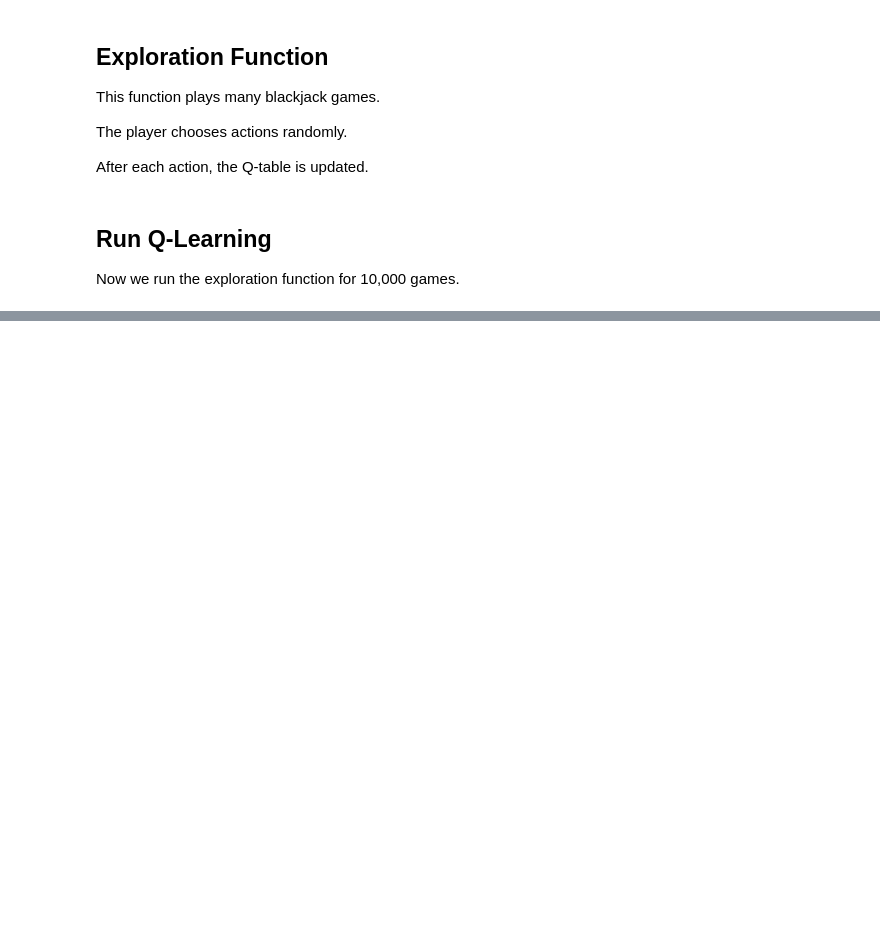
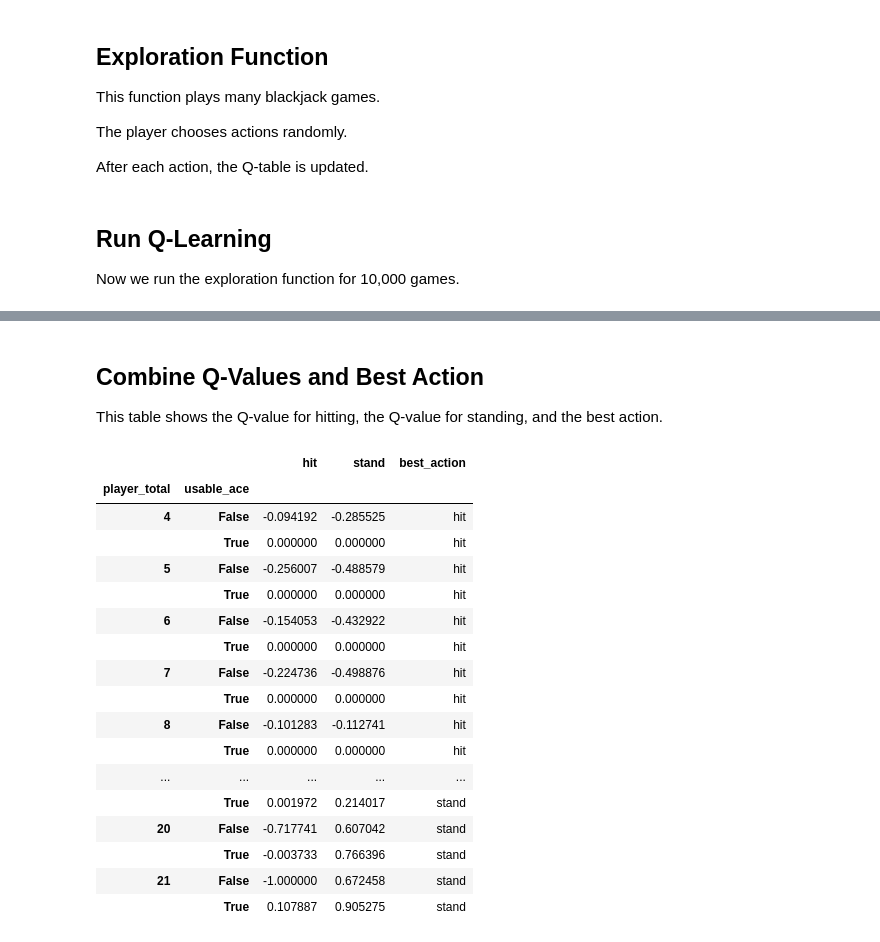
Before and after one commit to igoldin670/BlackJack-RL, a Jupyter notebook: BlackJack.ipynb, the cells around one changed output, grey strips where cells are left out. Cells and saved outputs as stored; diff of their text form; code cells hidden in the pictures; blank space fills up the shorter version.

```diff
--- a/BlackJack.ipynb
+++ b/BlackJack.ipynb
@@ -168,7 +168,7 @@ def step(state, action):
         player_total, usable_ace = add_card_to_state(player_total, usable_ace, card)
 
         if player_total > 21:
-          return None, "bust"
+            return None, "bust"
 
         return (player_total, usable_ace), "in_play"
 
@@ -179,8 +179,9 @@ def step(state, action):
             return state, "win"
         elif player_total > dealer_total:
             return state, "win"
-        elif player_total < dealer_total:
+        else:
             return state, "lose"
+
     else:
         raise ValueError("Invalid action: {}".format(action))
 # %% [markdown]
@@ -404,0 +476,28 @@ TypeError: cannot unpack non-iterable NoneType object
+# %% [markdown]
+## Combine Q-Values and Best Action
+
+This table shows the Q-value for hitting, the Q-value for standing, and the best action.
+# %%
+Q_with_policy = Q.copy()
+Q_with_policy["best_action"] = Q.idxmax(axis=1)
+
+Q_with_policy
+# %% [output]
+|  |  | hit | stand | best_action |
+| player_total | usable_ace |  |  |  |
+| 4 | False | -0.094192 | -0.285525 | hit |
+|  | True | 0.000000 | 0.000000 | hit |
+| 5 | False | -0.256007 | -0.488579 | hit |
+|  | True | 0.000000 | 0.000000 | hit |
+| 6 | False | -0.154053 | -0.432922 | hit |
+|  | True | 0.000000 | 0.000000 | hit |
+| 7 | False | -0.224736 | -0.498876 | hit |
+|  | True | 0.000000 | 0.000000 | hit |
+| 8 | False | -0.101283 | -0.112741 | hit |
+|  | True | 0.000000 | 0.000000 | hit |
+| ... | ... | ... | ... | ... |
+|  | True | 0.001972 | 0.214017 | stand |
+| 20 | False | -0.717741 | 0.607042 | stand |
+|  | True | -0.003733 | 0.766396 | stand |
+| 21 | False | -1.000000 | 0.672458 | stand |
+|  | True | 0.107887 | 0.905275 | stand |
```
Also changed, not shown: parts of 7 cells of this notebook.
